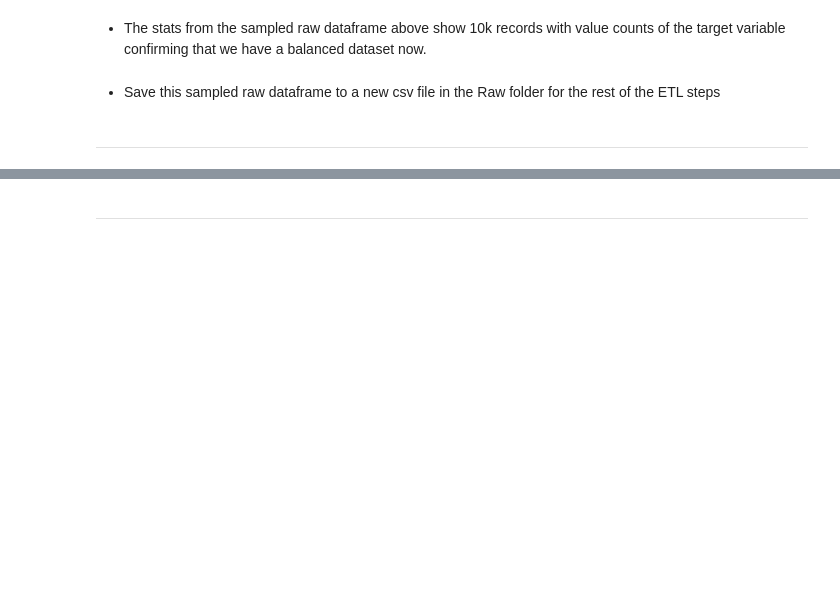
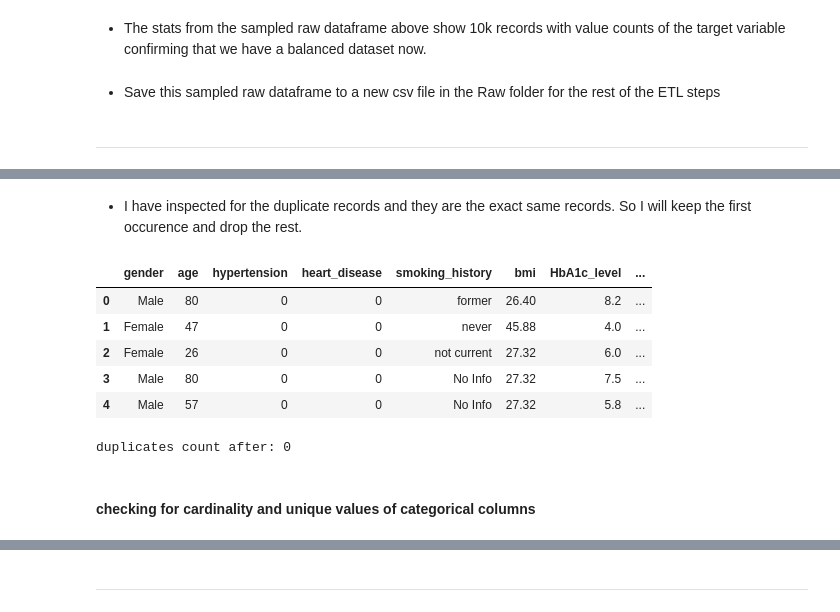
Before and after one commit to nivedhita369/Healthcare_Diabetes_Analysis, a Jupyter notebook: jupyter_notebooks/ETL.ipynb, the cells around one changed output, grey strips where cells are left out. Drawn from its saved outputs; the diff is of its cells as text; code cells hidden in the pictures; blank space fills up the shorter version.

```diff
--- a/jupyter_notebooks/ETL.ipynb
+++ b/jupyter_notebooks/ETL.ipynb
@@ -182,0 +378,22 @@ Section 2 content
+# %% [markdown]
+* I have inspected for the duplicate records and they are the exact same records. So I will keep the first occurence and drop the rest.
+# %%
+# removing duplicates by keeping the first occurence and dropping the rest.
+
+df_cleaned = df_raw_adults.drop_duplicates(keep='first').reset_index(drop=True)
+df_cleaned.head()
+# %% [output]
+|  | gender | age | hypertension | heart_disease | smoking_history | bmi | HbA1c_level | ... |
+| 0 | Male | 80 | 0 | 0 | former | 26.40 | 8.2 | ... |
+| 1 | Female | 47 | 0 | 0 | never | 45.88 | 4.0 | ... |
+| 2 | Female | 26 | 0 | 0 | not current | 27.32 | 6.0 | ... |
+| 3 | Male | 80 | 0 | 0 | No Info | 27.32 | 7.5 | ... |
+| 4 | Male | 57 | 0 | 0 | No Info | 27.32 | 5.8 | ... |
+# %%
+# checking for count of duplicate values post removal of duplicates
+
+print("duplicates count after:" , df_cleaned.duplicated().sum())
+# %% [output]
+duplicates count after: 0
+# %% [markdown]
+#### checking for cardinality and unique values of categorical columns
```
Also changed, not shown: parts of 50 cells of this notebook, 1 other file.
